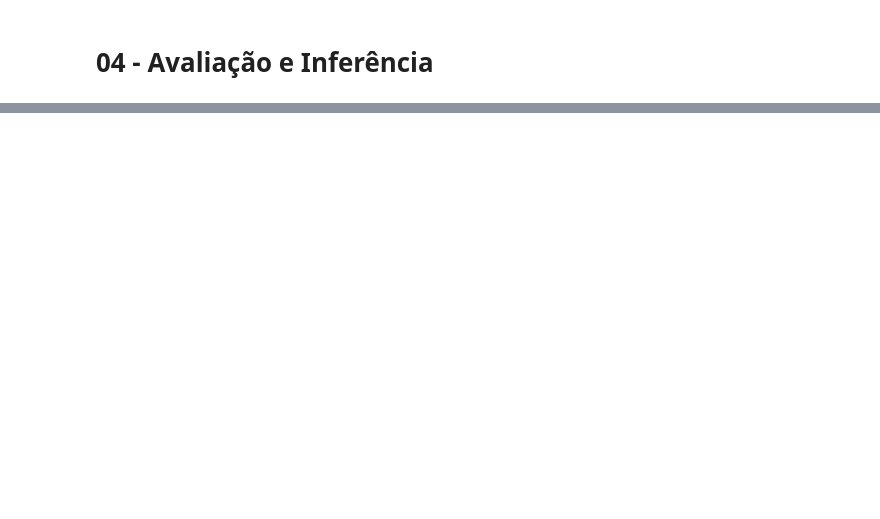
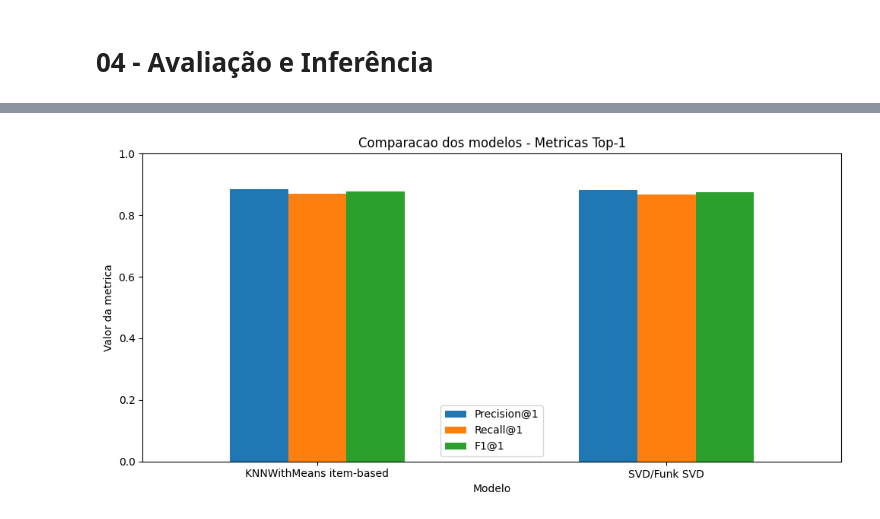
Before and after one commit to Kdu07/recomendashow, a Jupyter notebook: src/aad/04_avaliacao_inferencia.ipynb, the cells around one changed output, grey strips where cells are left out. Cells and saved outputs as stored; diff of their text form; code cells hidden in the pictures; blank space fills up the shorter version.

```diff
--- a/src/aad/04_avaliacao_inferencia.ipynb
+++ b/src/aad/04_avaliacao_inferencia.ipynb
@@ -28,0 +492,19 @@
+# %%
+comparacao_top_k_plot = comparacao_top_k.set_index("Modelo")
+
+comparacao_top_k_plot[
+    [f"Precision@{k_top}", f"Recall@{k_top}", f"F1@{k_top}"]
+].plot(
+    kind="bar",
+    figsize=(10, 5)
+)
+
+plt.title(f"Comparacao dos modelos - Metricas Top-{k_top}")
+plt.ylabel("Valor da metrica")
+plt.xlabel("Modelo")
+plt.xticks(rotation=0)
+plt.ylim(0, 1)
+plt.tight_layout()
+plt.show()
+# %% [output]
+[figure, added]
```
Also changed, not shown: parts of 56 cells of this notebook.
